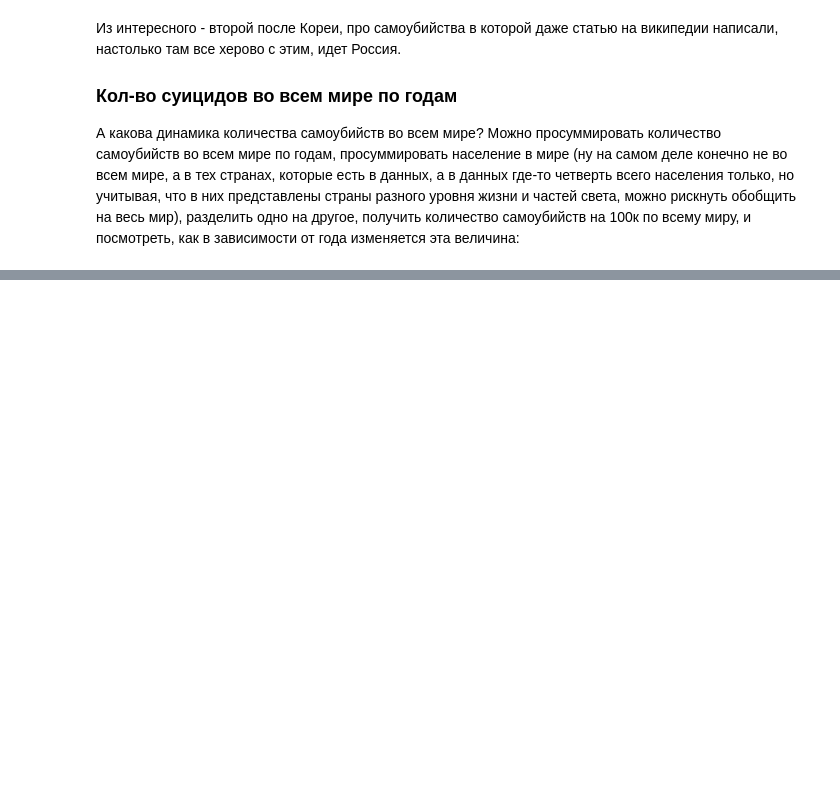
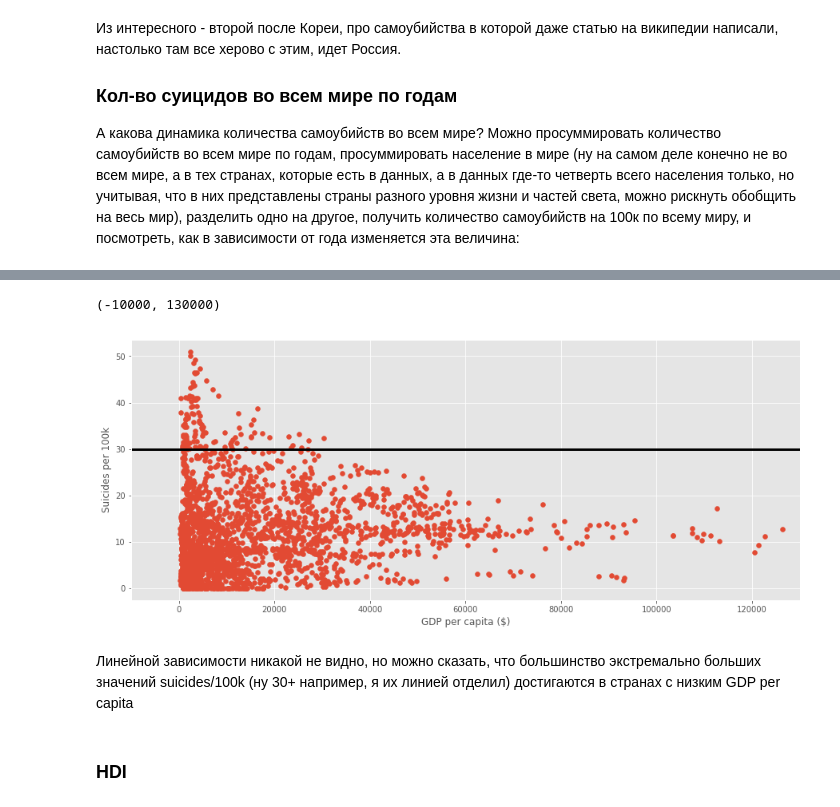
Before and after one commit to iagorshkov/Data_analysis_projects, a Jupyter notebook: world_suicide_rate.ipynb, the cells around one changed output, grey strips where cells are left out. Cells and saved outputs as stored; diff of their text form; code cells hidden in the pictures; blank space fills up the shorter version.

```diff
--- a/world_suicide_rate.ipynb
+++ b/world_suicide_rate.ipynb
@@ -114,0 +152,3 @@ agg_country_year[(agg_country_year.population > 10000000) & (agg_country_year.ye
+# %%
+agg_country_year = agg_country_year.merge(df[['country', 'year', 'gdp_per_capita ($)']].drop_duplicates(), on=['country', 'year'], how='left')
+agg_country_year.head()
@@ -114,0 +162,14 @@ agg_country_year[(agg_country_year.population > 10000000) & (agg_country_year.ye
+# %%
+fig = plt.figure(figsize=(15,6))
+plt.scatter(agg_country_year['gdp_per_capita ($)'], agg_country_year['suicides/100k'])
+plt.xlabel('GDP per capita ($)')
+plt.ylabel('Suicides per 100k')
+plt.hlines(y=30, xmin=-10000, xmax=150000, linewidth=3)
+plt.xlim([-10000, 130000])
+# %% [output]
+(-10000, 130000)
+[figure, added]
+# %% [markdown]
+Линейной зависимости никакой не видно, но можно сказать, что большинство экстремально больших значений suicides/100k (ну 30+ например, я их линией отделил) достигаются в странах с низким GDP per capita
+# %% [markdown]
+### HDI
```
Also changed, not shown: parts of 26 cells of this notebook.
